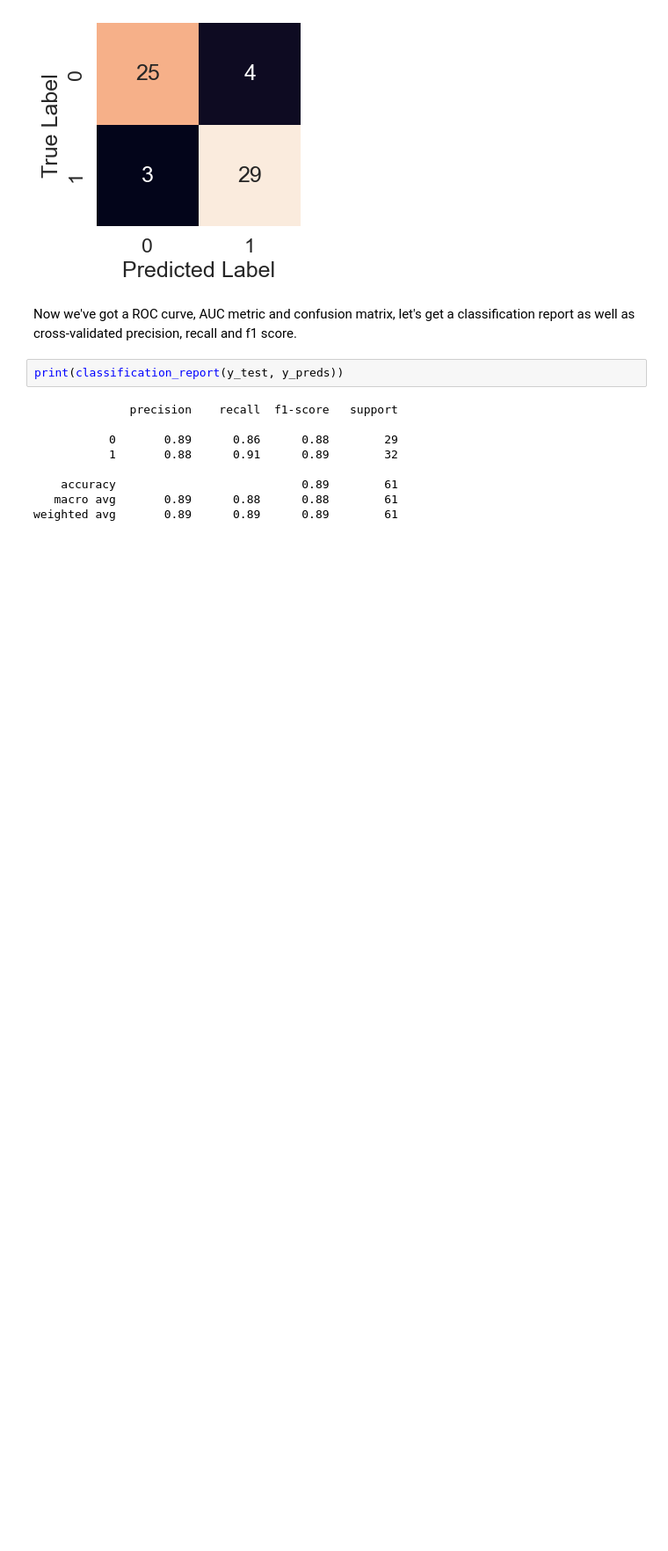
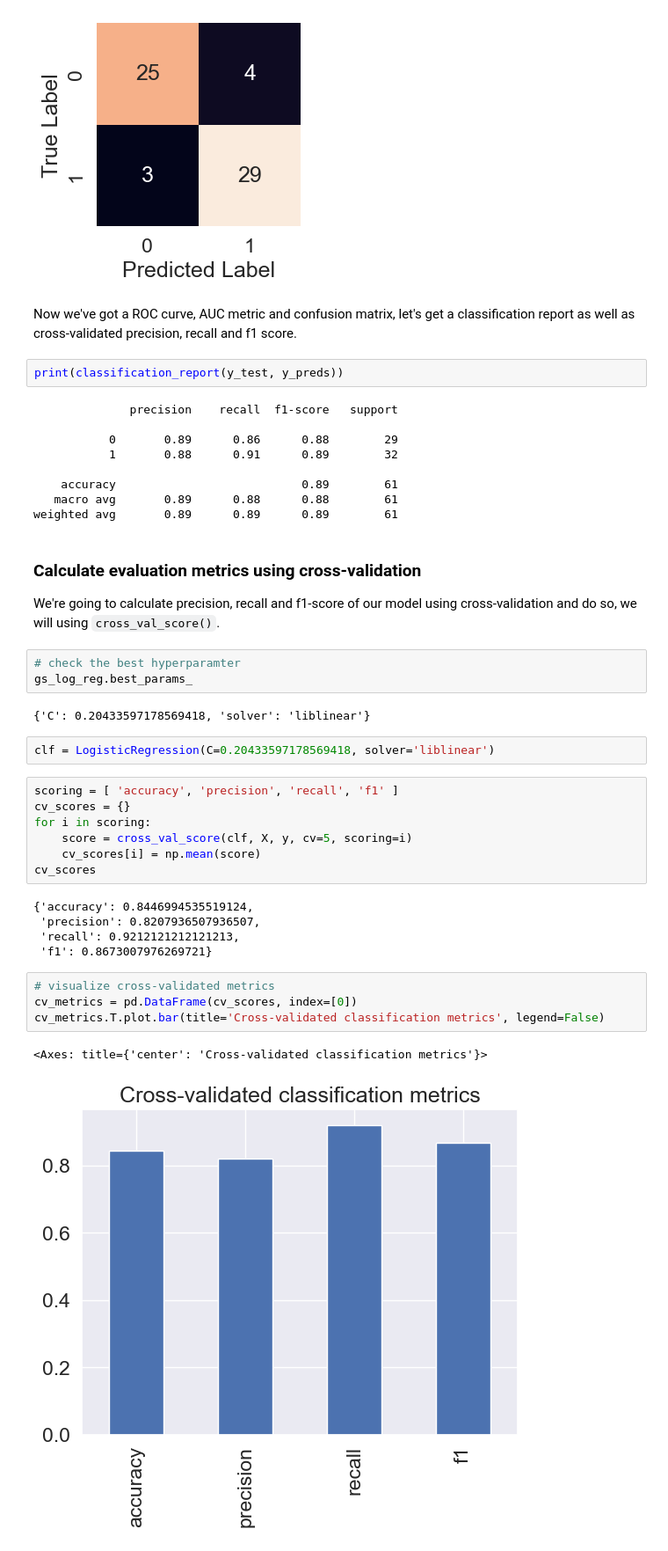
Before and after one commit to mebestaca/heart-disease-project, a Jupyter notebook: end-to-end-heart-disease-classification.ipynb, the cells around one changed output. Shown at 88% size. Cells and saved outputs as stored; diff of their text form; blank space fills up the shorter version.

```diff
--- a/end-to-end-heart-disease-classification.ipynb
+++ b/end-to-end-heart-disease-classification.ipynb
@@ -774,3 +774,33 @@ print(classification_report(y_test, y_preds))
     accuracy                           0.89        61
    macro avg       0.89      0.88      0.88        61
 weighted avg       0.89      0.89      0.89        61
+# %% [markdown]
+### Calculate evaluation metrics using cross-validation
+
+We're going to calculate precision, recall and f1-score of our model using cross-validation and do so, we will using `cross_val_score()`.
+# %%
+# check the best hyperparamter
+gs_log_reg.best_params_
+# %% [output]
+{'C': 0.20433597178569418, 'solver': 'liblinear'}
+# %%
+clf = LogisticRegression(C=0.20433597178569418, solver='liblinear')
+# %%
+scoring = [ 'accuracy', 'precision', 'recall', 'f1' ]
+cv_scores = {}
+for i in scoring:
+    score = cross_val_score(clf, X, y, cv=5, scoring=i)
+    cv_scores[i] = np.mean(score)
+cv_scores
+# %% [output]
+{'accuracy': 0.8446994535519124,
+ 'precision': 0.8207936507936507,
+ 'recall': 0.9212121212121213,
+ 'f1': 0.8673007976269721}
+# %%
+# visualize cross-validated metrics
+cv_metrics = pd.DataFrame(cv_scores, index=[0])
+cv_metrics.T.plot.bar(title='Cross-validated classification metrics', legend=False)
+# %% [output]
+<Axes: title={'center': 'Cross-validated classification metrics'}>
+[figure, added]
```
